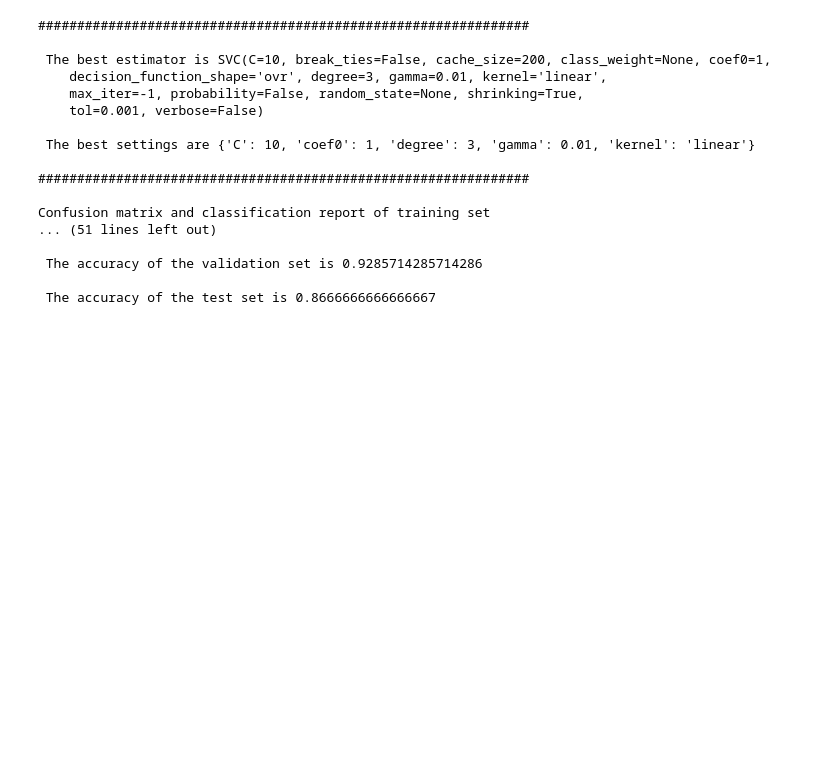
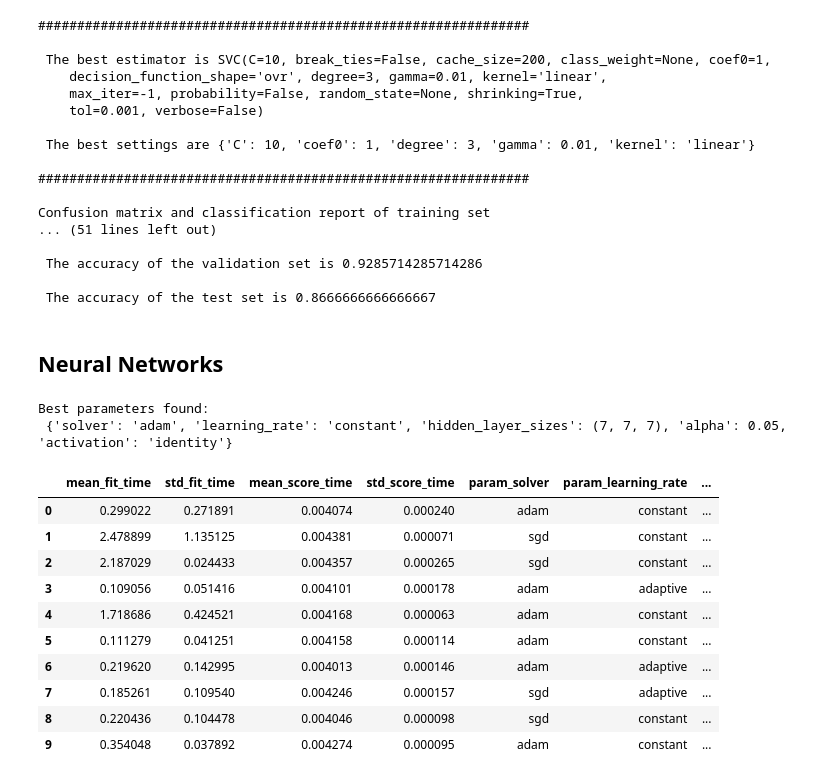
Before and after one commit to Kristelwen/TM10007_PROJECT, a Jupyter notebook: brat_assignment.ipynb, the cells around one changed output. Drawn from its saved outputs; the diff is of its cells as text; code cells hidden in the pictures; blank space fills up the shorter version.

Commit message:
Added Neural Networks to the code

```diff
--- a/brat_assignment.ipynb
+++ b/brat_assignment.ipynb
@@ -667,3 +633,43 @@ Confusion matrix and classification report of training set
  The accuracy of the validation set is 0.9285714285714286
 
  The accuracy of the test set is 0.8666666666666667
+# %% [markdown]
+## Neural Networks
+# %%
+# Hyperparameter optimization of Neural Network
+
+# Define parameter space that needs to be optimized
+parameter_space = {
+    'hidden_layer_sizes': [(50,50,50), (50,100,50), (100,), (7,2), (7,7,7),(9,9,9,9),(50,50,50,50), (50,50,50,50,50)],
+    'activation': ['logistic','identity','tanh'],
+    'solver': ['sgd', 'adam'],
+    'alpha': [0.0001, 0.05],
+    'learning_rate': ['constant','adaptive'],
+}
+
+# Execute RandomizedSearchCV to find optimal parameters
+clf_mlp = RandomizedSearchCV(MLPClassifier(max_iter=2000), parameter_space, cv=5, random_state=42, return_train_score=True)  # Verbose=2 & refit=True uitzoeken
+
+# Fit the classifier
+clf_mlp.fit(data_train, label_train)
+
+# Get the best parameters for the MLP estimator
+print('Best parameters found:\n', clf_mlp.best_params_)
+# %% [output]
+Best parameters found:
+ {'solver': 'adam', 'learning_rate': 'constant', 'hidden_layer_sizes': (7, 7, 7), 'alpha': 0.05, 'activation': 'identity'}
+# %%
+# Plot the dataframe of the hyperparameter optimization
+pd.DataFrame(clf_mlp.cv_results_)
+# %% [output]
+|  | mean_fit_time | std_fit_time | mean_score_time | std_score_time | param_solver | param_learning_rate | ... |
+| 0 | 0.299022 | 0.271891 | 0.004074 | 0.000240 | adam | constant | ... |
+| 1 | 2.478899 | 1.135125 | 0.004381 | 0.000071 | sgd | constant | ... |
+| 2 | 2.187029 | 0.024433 | 0.004357 | 0.000265 | sgd | constant | ... |
+| 3 | 0.109056 | 0.051416 | 0.004101 | 0.000178 | adam | adaptive | ... |
+| 4 | 1.718686 | 0.424521 | 0.004168 | 0.000063 | adam | constant | ... |
+| 5 | 0.111279 | 0.041251 | 0.004158 | 0.000114 | adam | constant | ... |
+| 6 | 0.219620 | 0.142995 | 0.004013 | 0.000146 | adam | adaptive | ... |
+| 7 | 0.185261 | 0.109540 | 0.004246 | 0.000157 | sgd | adaptive | ... |
+| 8 | 0.220436 | 0.104478 | 0.004046 | 0.000098 | sgd | constant | ... |
+| 9 | 0.354048 | 0.037892 | 0.004274 | 0.000095 | adam | constant | ... |
```
Also changed, not shown: parts of 21 cells of this notebook.
